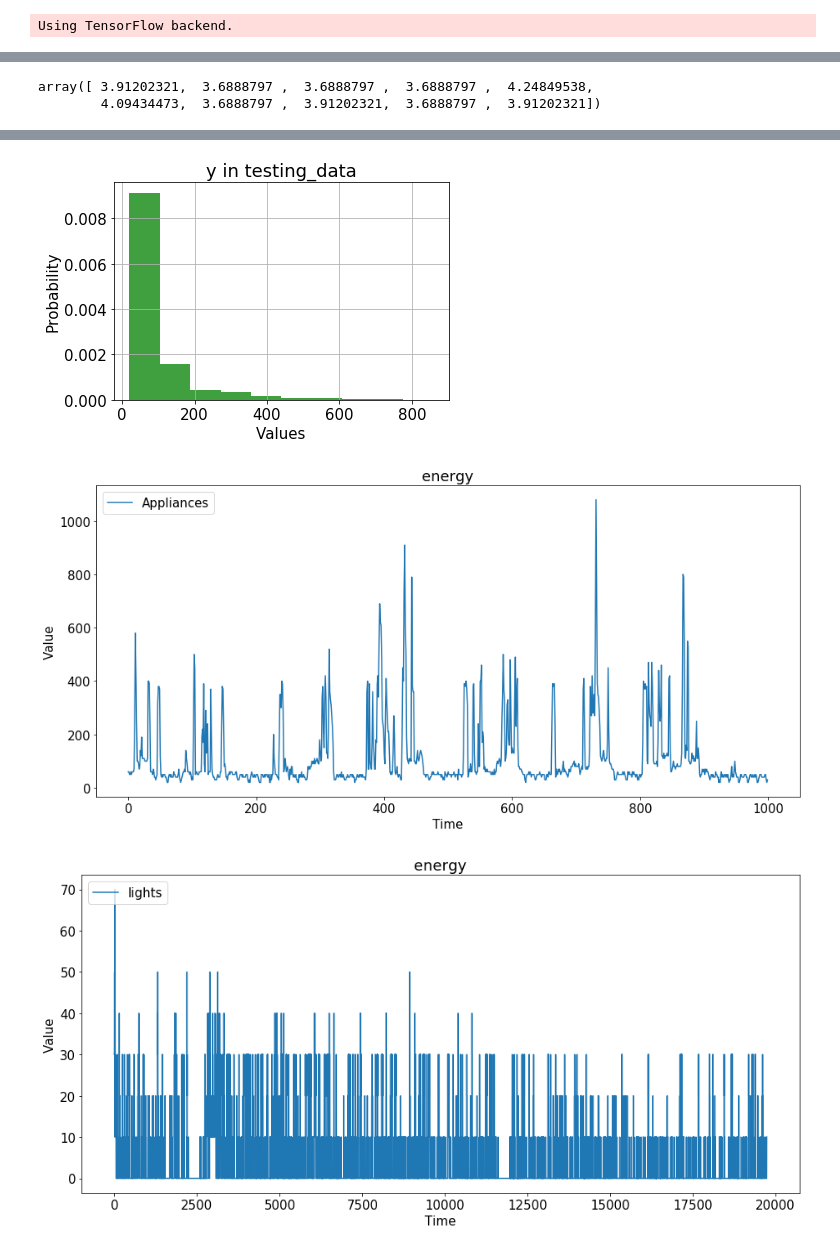
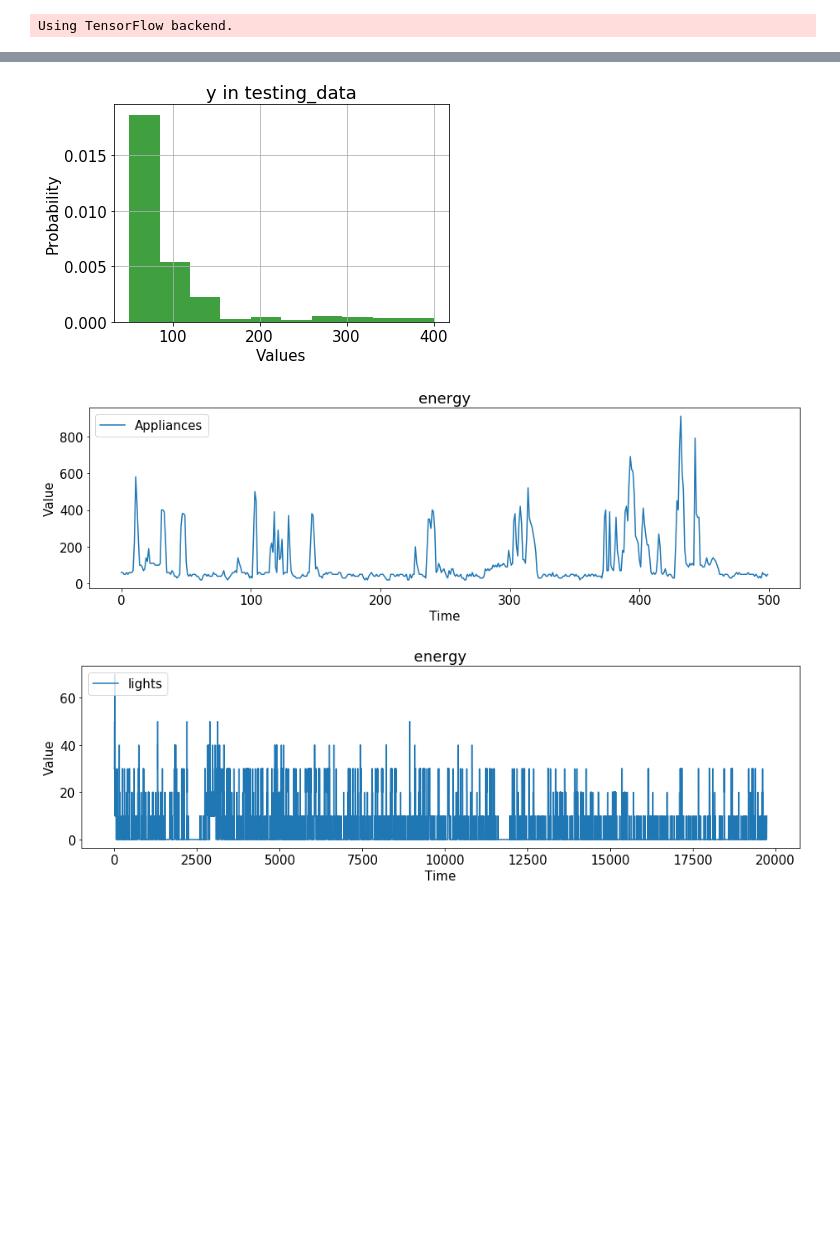
Before and after one commit to weilai0980/tsRNN, a Jupyter notebook: forecasting/data_prep.ipynb, the cells around one changed output, grey strips where cells are left out. Drawn from its saved outputs; the diff is of its cells as text; code cells hidden in the pictures; blank space fills up the shorter version.

```diff
--- a/forecasting/data_prep.ipynb
+++ b/forecasting/data_prep.ipynb
@@ -116,7 +102,7 @@ def y_distribution_plot( ylist, title_str ):
 def multivariate_ts_plot( dta_df, title_str ):
 
     matplotlib.rcParams.update({'font.size': 15})
-    figure_size = (15.4,7)
+    figure_size = (15.4,4)
     legend_font = 8.5
     fig = plt.figure()
     fig.set_size_inches( figure_size )
@@ -132,11 +118,6 @@ def multivariate_ts_plot( dta_df, title_str ):
     plt.xlabel('Time')
     # plt.legend( loc='upper left',fontsize=12 )
     plt.legend(loc='upper left')
-
-# file_list = ["../../dataset/dataset_ts/air_xtrain.dat", \
-#             "../../dataset/dataset_ts/air_xtest.dat",\
-#             "../../dataset/dataset_ts/air_ytrain.dat", \
-#             "../../dataset/dataset_ts/air_ytest.dat"]
 # %%
 # ---- common parameters ----
 para_uni_variate = False
@@ -390,10 +440,7 @@ y_test.dump("../../dataset/dataset_ts/energy_ytest.dat")
-# %%
-y_test[:10]
-# %% [output]
-array([ 3.91202321,  3.6888797 ,  3.6888797 ,  3.6888797 ,  4.24849538,
-        4.09434473,  3.6888797 ,  3.91202321,  3.6888797 ,  3.91202321])
 # %%
-# ---- DATA applicance energy consumption ----
+# ---- DATA Energy of applicance consumption ----
+
+para_win_size = 25
 
 # load data
 addr = "../../dataset/dataset_ts/app_energy.csv"
@@ -402,8 +449,8 @@ print 'Shape of the dataset: ', dta_df.shape, dta_df.columns
 
 # prepare training and testing data
 split_idx = int(0.7*dta_df.shape[0])
-para_train_range = (0, 8200)
-para_test_range  = (8200, 10400)
+para_train_range = (0, 11000)
+para_test_range  = (11000, 13400)
 
 
 target_col = 'Appliances'
@@ -416,22 +463,43 @@ feature_cols = [ 'T1', 'T2', 'T3', 'T4', 'T5', 'T6', 'T7', 'T8', 'T9' , 'T_out',
 
 x_train, x_test, y_train, y_test = \
 build_training_testing_data_4learning( dta_df, target_col, feature_cols, \
-                                para_uni_variate, para_train_test_split, para_win_size, \
-                                para_train_range, para_test_range, para_is_stateful )
+                                      para_uni_variate, para_train_test_split, para_win_size, \
+                                      para_train_range, para_test_range, para_is_stateful )
 
-print 'Shape of training and testing dataset: ', np.shape(x_train), np.shape(y_train), \
+print 'Before filtering: shape of training and testing dataset: ', np.shape(x_train), np.shape(y_train), \
                                                  np.shape(x_test), np.shape(y_test)
 
 
 # y_train = log(y_train+1e-5)
 # y_test = log(y_test+1e-5)
 
+# filtering on y-value
+idx_set = []
+for i in range(len(y_train)):
+    if y_train[i]>=50 and y_train[i]<=400:
+        idx_set.append(i)
+
+x_train = x_train[idx_set]
+y_train = y_train[idx_set]
+
+idx_set = []
+for i in range(len(y_test)):
+    if y_test[i]>=50 and y_test[i]<=400:
+        idx_set.append(i)
+x_test = x_test[idx_set]
+y_test = y_test[idx_set]
+
+
+print 'After filtering: shape of training and testing dataset: ', np.shape(x_train), np.shape(y_train), \
+                                                 np.shape(x_test), np.shape(y_test)
+
+
 # visualization
 y_distribution_plot( y_train, 'y in training_data' )
 y_distribution_plot( y_test,  'y in testing_data' )
 
 
-multivariate_ts_plot( dta_df[['Appliances']].iloc[:1000], 'energy')
+multivariate_ts_plot( dta_df[['Appliances']].iloc[:500], 'energy')
 
 multivariate_ts_plot( dta_df[['lights']], 'energy')
 
@@ -452,3 +521,3 @@ Shape of training and testing dataset:  (8000, 200, 14) (8000,) (2000, 200, 14)
-[figure, old version]
+[figure, new version]
-[figure, old version]
+[figure, new version]
-[figure, old version]
+[figure, new version]
```
Also changed, not shown: parts of 19 cells of this notebook, 22 other files.
